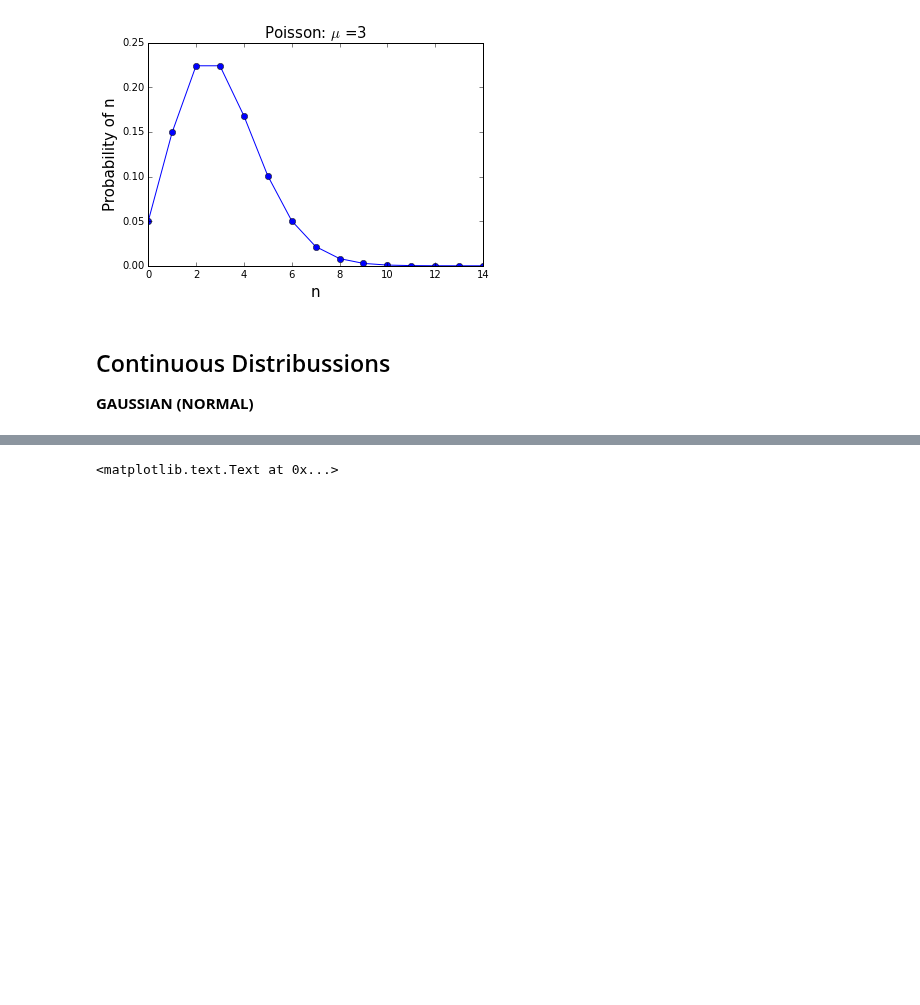
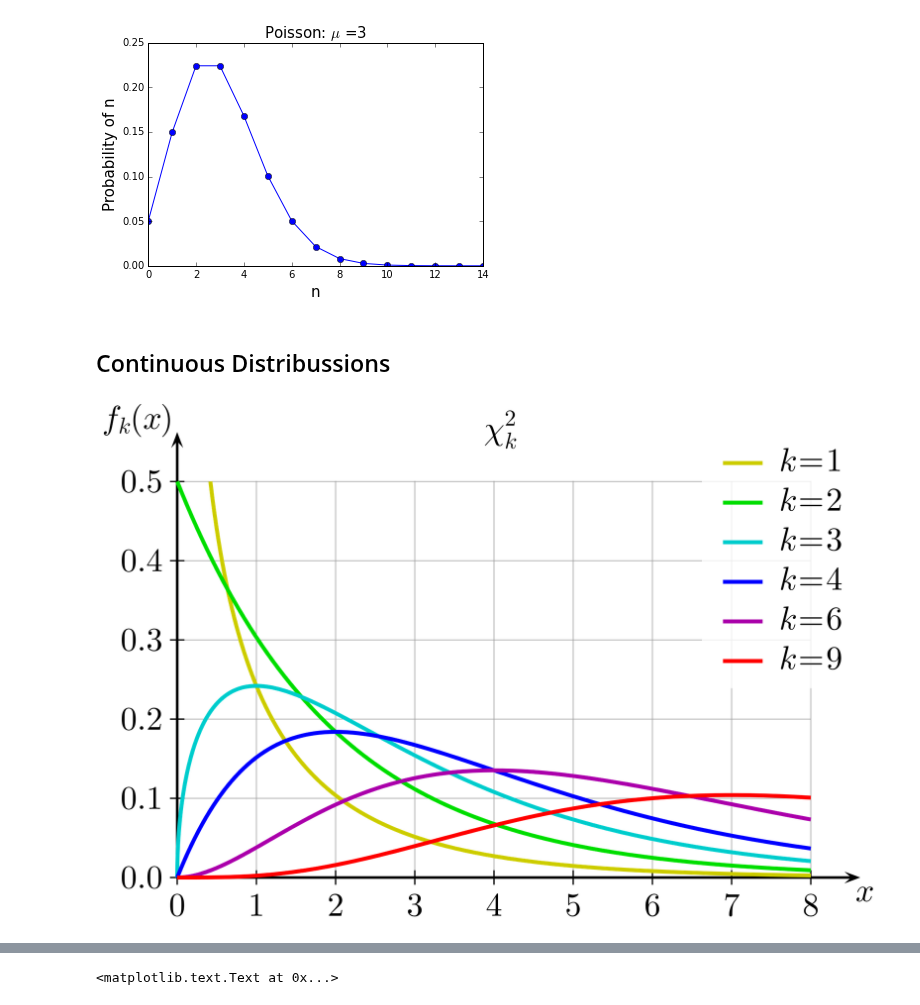
Before and after one commit to borjaeg/nlp_tests, a Jupyter notebook: Distributions.ipynb, the cells around one changed output, grey strips where cells are left out. Drawn from its saved outputs; the diff is of its cells as text; code cells hidden in the pictures; blank space fills up the shorter version.

```diff
--- a/Distributions.ipynb
+++ b/Distributions.ipynb
@@ -53,4 +65,9 @@ plt.ylabel('Probability of n', fontsize=15)
 [figure]
 # %% [markdown]
 ## Continuous Distribussions
-**GAUSSIAN (NORMAL)**
+# %%
+from IPython.display import Image
+Image('https://upload.wikimedia.org/wikipedia/commons/thumb/3/35/Chi-square_pdf.svg/2000px-Chi-square_pdf.svg.png',
+     width = 800, height=200)
+# %% [output]
+[figure, added]
```
Also changed, not shown: parts of 48 cells of this notebook, 3 other files.
